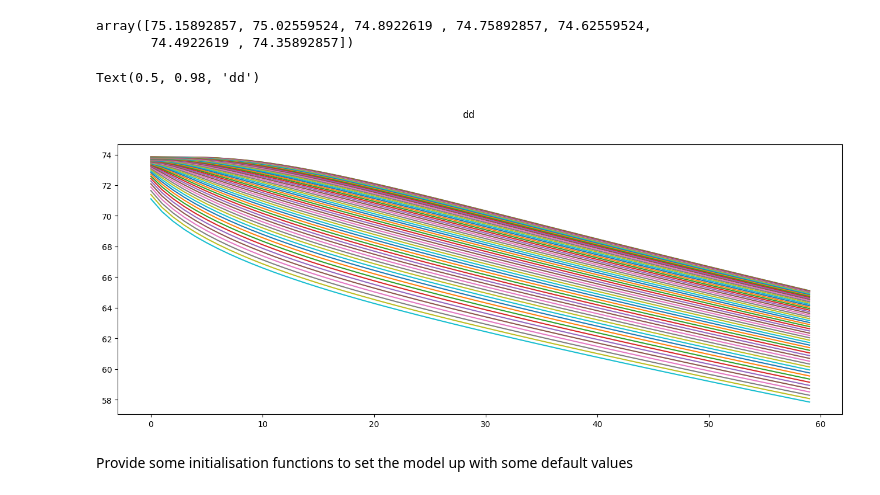
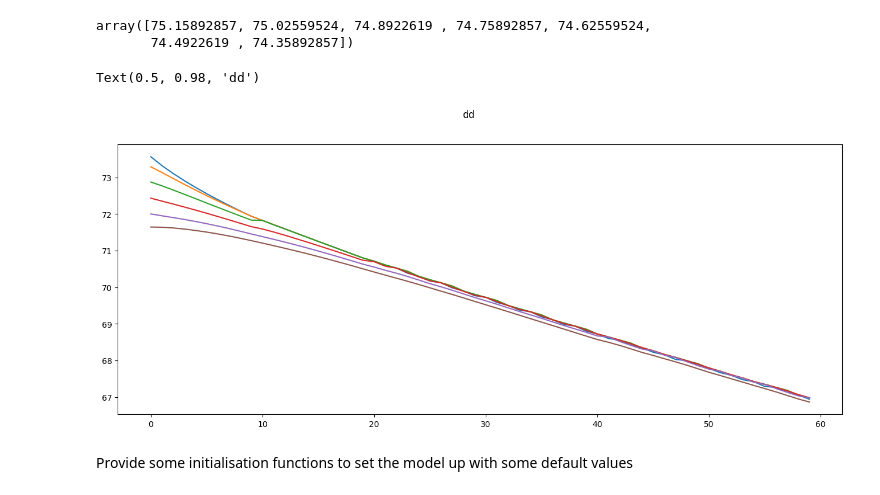
Before and after one commit to CJP123/cylinder, a Jupyter notebook: nbs/20_hwc.ipynb, the cells around one changed output. Cells and saved outputs as stored; diff of their text form; code cells hidden in the pictures.

Commit message:
state space

```diff
--- a/nbs/20_hwc.ipynb
+++ b/nbs/20_hwc.ipynb
@@ -268,0 +307,9 @@ $T_{i+1} = T_i + \frac{F_i}{V}[T_{in} - T_i]\Delta{t}+\frac{Q_i}{C_v\rho V}\Delt
+# %%
+temp = []
+for i in range(10):
+    env = HWC(T_set=75, element=3, delta=5000)
+    temp.append(env.temperatures)
+    assert env.temperatures[0]<= 75.5
+fig, ax = plt.subplots(figsize=(16,6))
+ax.plot(np.vstack(temp))
+fig.suptitle('Random initial states of charge for 10 different models')
@@ -268,0 +359,14 @@ $T_{i+1} = T_i + \frac{F_i}{V}[T_{in} - T_i]\Delta{t}+\frac{Q_i}{C_v\rho V}\Delt
+# %%
+env = HWC(T_set=55, element=3, delta=100, nodes=6)
+shower = .31 # 10 litres per minute
+temp = []
+for step in range(60):
+    action = 0 #np.random.randint(0,2)
+    env._update_model(action = action , flow = shower )#if step < 10 else 0)
+    temp.append(env.temperatures)
+
+fig, ax = plt.subplots(figsize=(16,6))
+ax.plot(np.vstack(temp))
+ax.plot(np.vstack(temp).mean(axis=1), lw=2, ls=':', c='blue')
+
+fig.suptitle('No Heating + Flow rate of 10 litres per minure for 10 minutes')
@@ -284,19 +419,0 @@ Text(0.5, 0.98, 'dd')
-# %%
-env = HWC(T_set=75, element=3, delta=100000,nodes=60)
-temp = []
-for i in range(60):
-    env._thermostat()
-    # print(env.thermostat)
-    action = np.random.choice([0,0,0,1])
-    if action:
-        for j in range(6):
-            env._update_model(action = action * env.thermostat[0] , flow = 0, timestep_sec=10)
-    else:
-        env._update_model(action = action * env.thermostat[0] , flow = 0)
-    temp.append(env.temperatures)
-    # print(env.temperatures.mean(),env.thermostat, env.temperatures[0]-env.temperatures[-1],env.temperature )
-# fig, ax = plt.subplots(figsize=(20,10))
-# ax.plot(env._temps.reshape(-1,env.nodes))
-fig, ax = plt.subplots(figsize=(16,6))
-ax.plot(np.vstack(temp))
-fig.suptitle('dd')
@@ -312,23 +426,23 @@ array([75.15892857, 75.02559524, 74.8922619 , 74.75892857, 74.62559524,
 # %%
 
 out = .05 / 2 / 30 / 60
-env = HWC(T_set=75, element=3, delta=100000, nodes=60)
+env = HWC(T_set=75, element=3, delta=100000, nodes=6)
 temp = []
 for i in range(60):
     env._thermostat()
     # print(env.thermostat)
     action = 0
 
     env._update_model(action = action , flow = out)
     temp.append(env.temperatures)
     # print(env.temperatures.mean(),env.thermostat, env.temperatures[0]-env.temperatures[-1],env.temperature )
 # fig, ax = plt.subplots(figsize=(20,10))
 # ax.plot(env._temps.reshape(-1,env.nodes))
 fig, ax = plt.subplots(figsize=(16,6))
 ax.plot(np.vstack(temp))
 fig.suptitle('dd')
 # %% [output]
 Text(0.5, 0.98, 'dd')
-[figure, old version]
+[figure, new version]
 # %% [markdown]
 Provide some initialisation functions to set the model up with some default values
```
Also changed, not shown: parts of 36 cells of this notebook, 25 other files.
